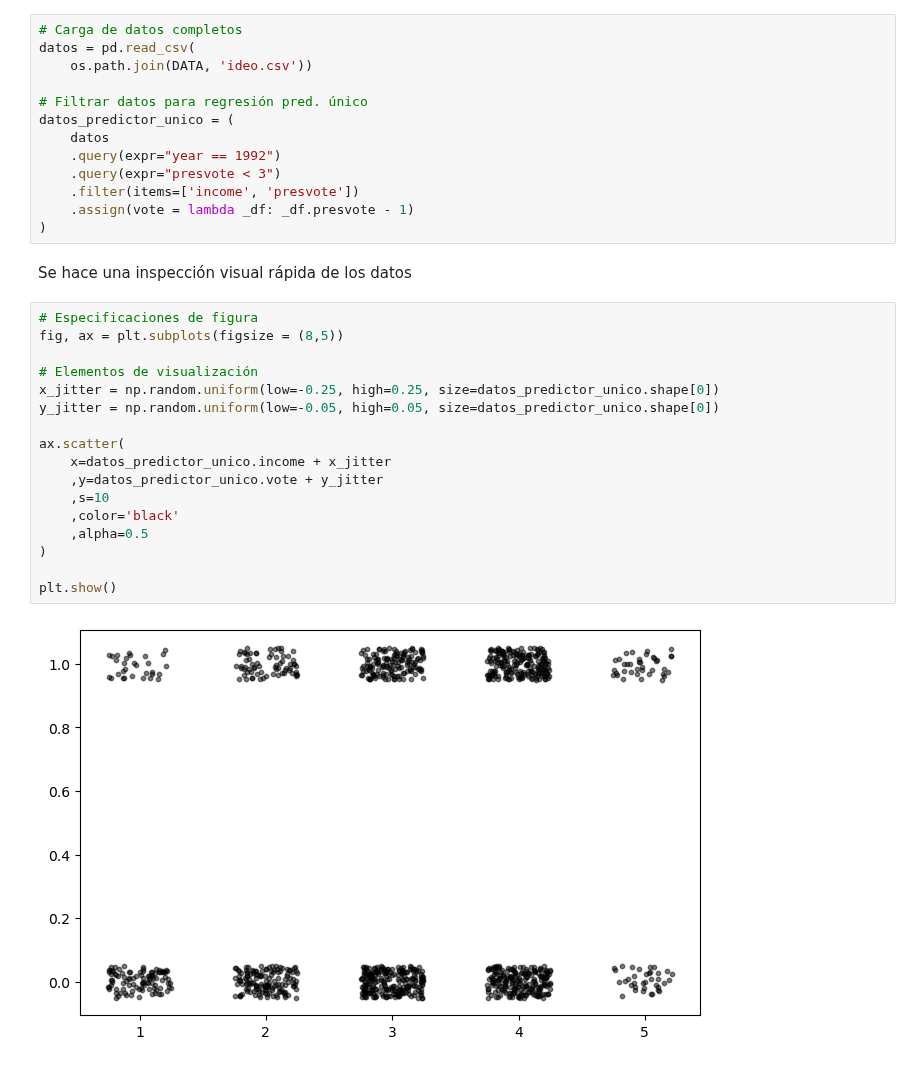
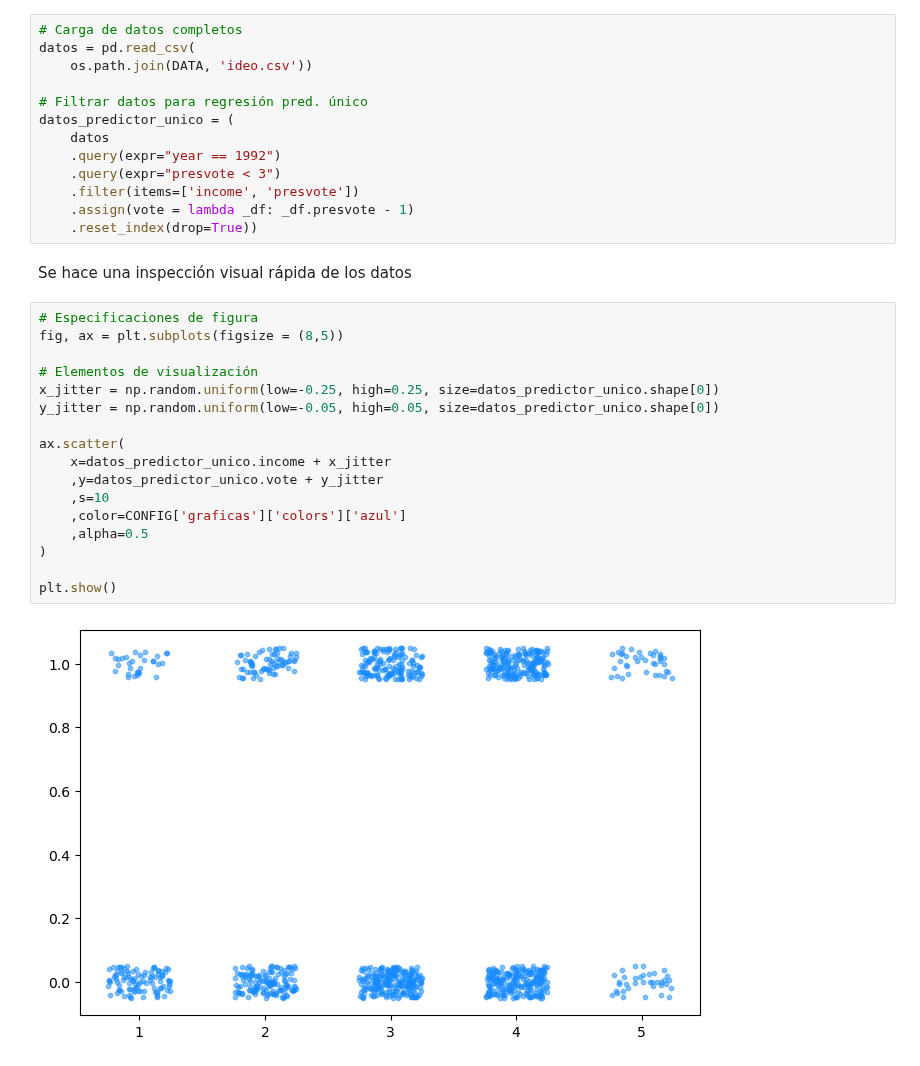
Before and after one commit to CAMM961001/bayesian_analysis, a Jupyter notebook: notebooks/04_regresion_logistica.ipynb, the cells around one changed output. Saved outputs shown, nothing was run; the diff lists cells and outputs as text.

```diff
--- a/notebooks/04_regresion_logistica.ipynb
+++ b/notebooks/04_regresion_logistica.ipynb
@@ -40,28 +40,28 @@ datos_predictor_unico = (
     .query(expr="presvote < 3")
     .filter(items=['income', 'presvote'])
     .assign(vote = lambda _df: _df.presvote - 1)
-)
+    .reset_index(drop=True))
 # %% [markdown]
 Se hace una inspección visual rápida de los datos
 # %%
 # Especificaciones de figura
 fig, ax = plt.subplots(figsize = (8,5))
 
 # Elementos de visualización
 x_jitter = np.random.uniform(low=-0.25, high=0.25, size=datos_predictor_unico.shape[0])
 y_jitter = np.random.uniform(low=-0.05, high=0.05, size=datos_predictor_unico.shape[0])
 
 ax.scatter(
     x=datos_predictor_unico.income + x_jitter
     ,y=datos_predictor_unico.vote + y_jitter
     ,s=10
-    ,color='black'
+    ,color=CONFIG['graficas']['colors']['azul']
     ,alpha=0.5
 )
 
 plt.show()
 # %% [output]
-[figure, old version]
+[figure, new version]
 # %% [markdown]
 Al obsevar los datos, en realidad se puede ver que no hace ningún sentido modelar una regresión lineal ya que esto excedería el dominio de la variable predictora. En cambio, se puede modelar la probabilidad de que $y=1$ con la expresión:
 
```
Also changed, not shown: parts of 5 cells of this notebook.
